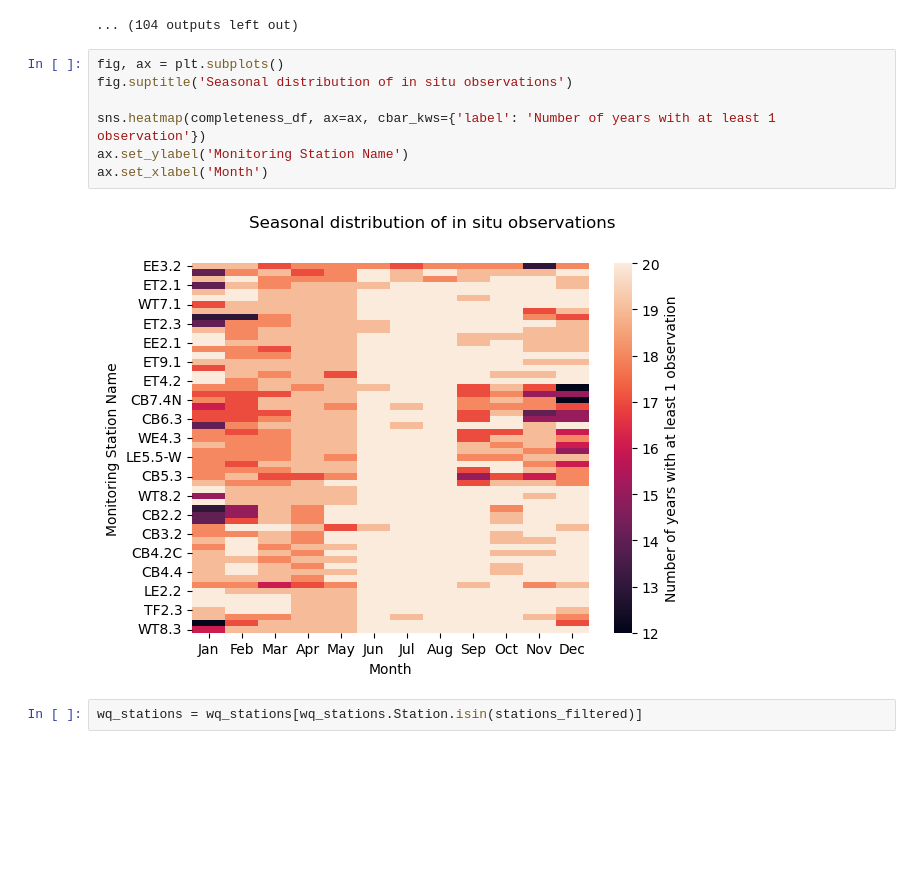
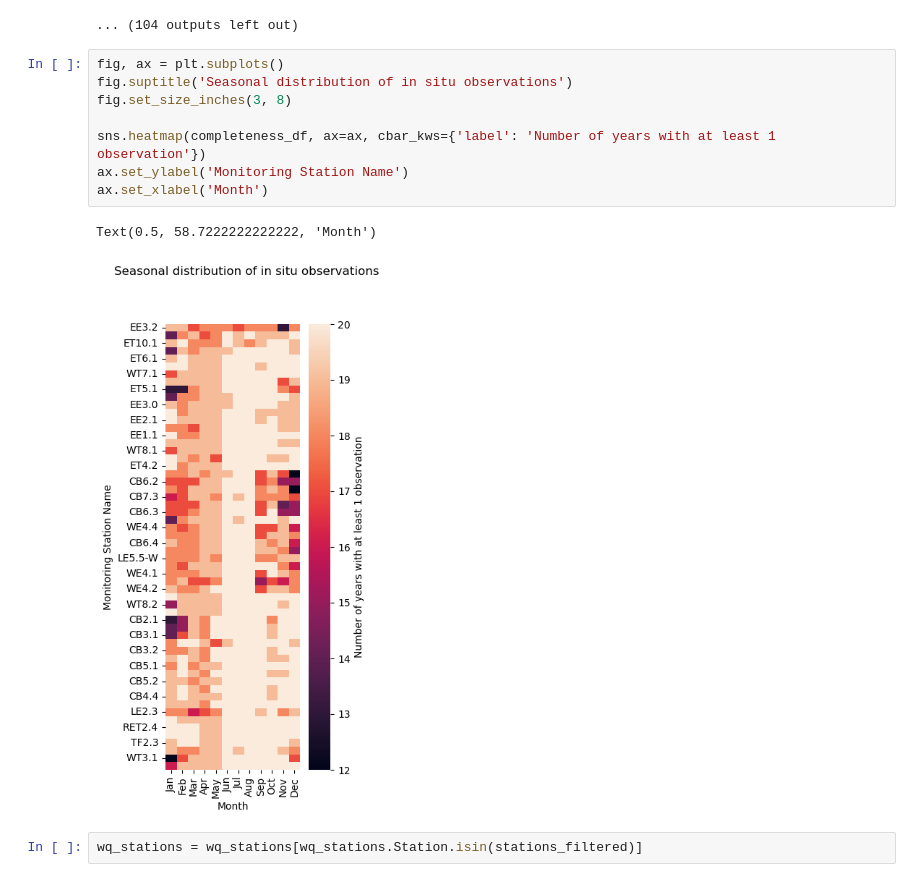
Before and after one commit to rwegener2/chesapeake_mhw, a Jupyter notebook: notebooks/01_intermediate_processing/01a_CBP_station_climatology.ipynb, the cells around one changed output. Saved outputs shown, nothing was run; the diff lists cells and outputs as text; blank space fills up the shorter version.

```diff
--- a/notebooks/01_intermediate_processing/01a_CBP_station_climatology.ipynb
+++ b/notebooks/01_intermediate_processing/01a_CBP_station_climatology.ipynb
@@ -104,12 +104,14 @@ adding ET3.1 to stations_filtered
 # %%
 fig, ax = plt.subplots()
 fig.suptitle('Seasonal distribution of in situ observations')
+fig.set_size_inches(3, 8)
 
 sns.heatmap(completeness_df, ax=ax, cbar_kws={'label': 'Number of years with at least 1 observation'})
 ax.set_ylabel('Monitoring Station Name')
 ax.set_xlabel('Month')
 # %% [output]
+Text(0.5, 58.7222222222222, 'Month')
-[figure, old version]
+[figure, new version]
 # %%
 wq_stations = wq_stations[wq_stations.Station.isin(stations_filtered)]
 # %% [markdown]
```
Also changed, not shown: parts of 1 cell of this notebook, 3 other files.
